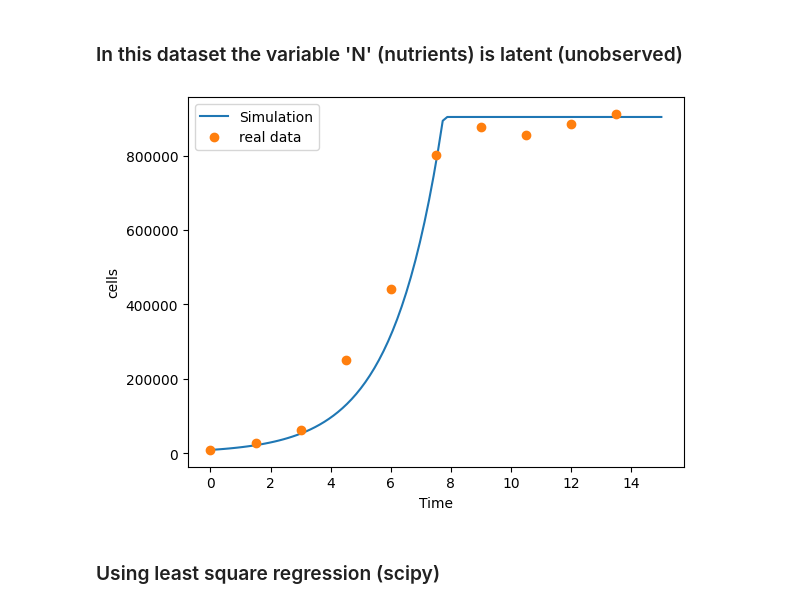
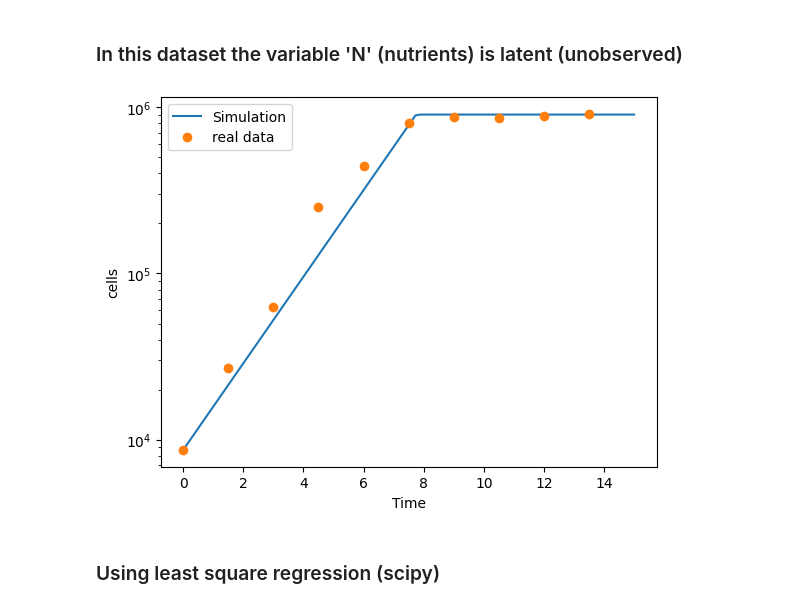
Before and after one commit to B2-Bayesian-for-Biology/pymc-ODE-inference, a Jupyter notebook: notebooks/best-fit.ipynb, the cells around one changed output. Cells and saved outputs as stored; diff of their text form; code cells hidden in the pictures.

```diff
--- a/notebooks/best-fit.ipynb
+++ b/notebooks/best-fit.ipynb
@@ -68,19 +68,20 @@ def solved_num_cells(y0,t,mu_max,Ks,Qn):
 # %%
 mu_max = 0.6
 Ks = 0.09
 Qn = 6.7e-10
 
 y0 = [ 6e2, data['cells'][0] ]
 num_cells_solved = solved_num_cells(y0,t,mu_max,Ks,Qn)
 
 plt.plot(t,num_cells_solved)
 plt.plot(data['times'],data['cells'],'o')
+plt.yscale('log')
 plt.legend(['Simulation','real data'])
 plt.xlabel('Time')
 plt.ylabel('cells')
 plt.show()
 # %% [output]
-[figure, old version]
+[figure, new version]
 # %% [markdown]
 ### Using least square regression (scipy)
 # %% [markdown]
```
Also changed, not shown: parts of 14 cells of this notebook.
